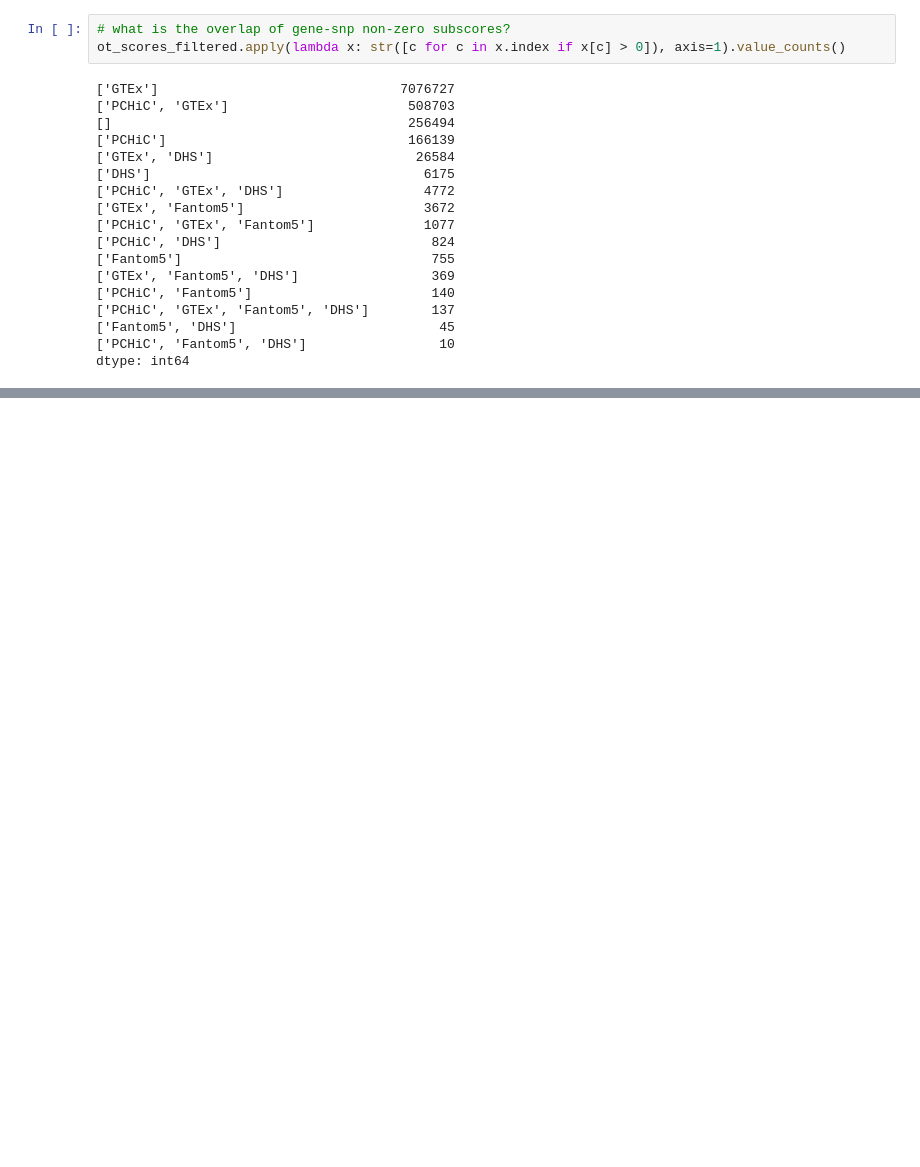
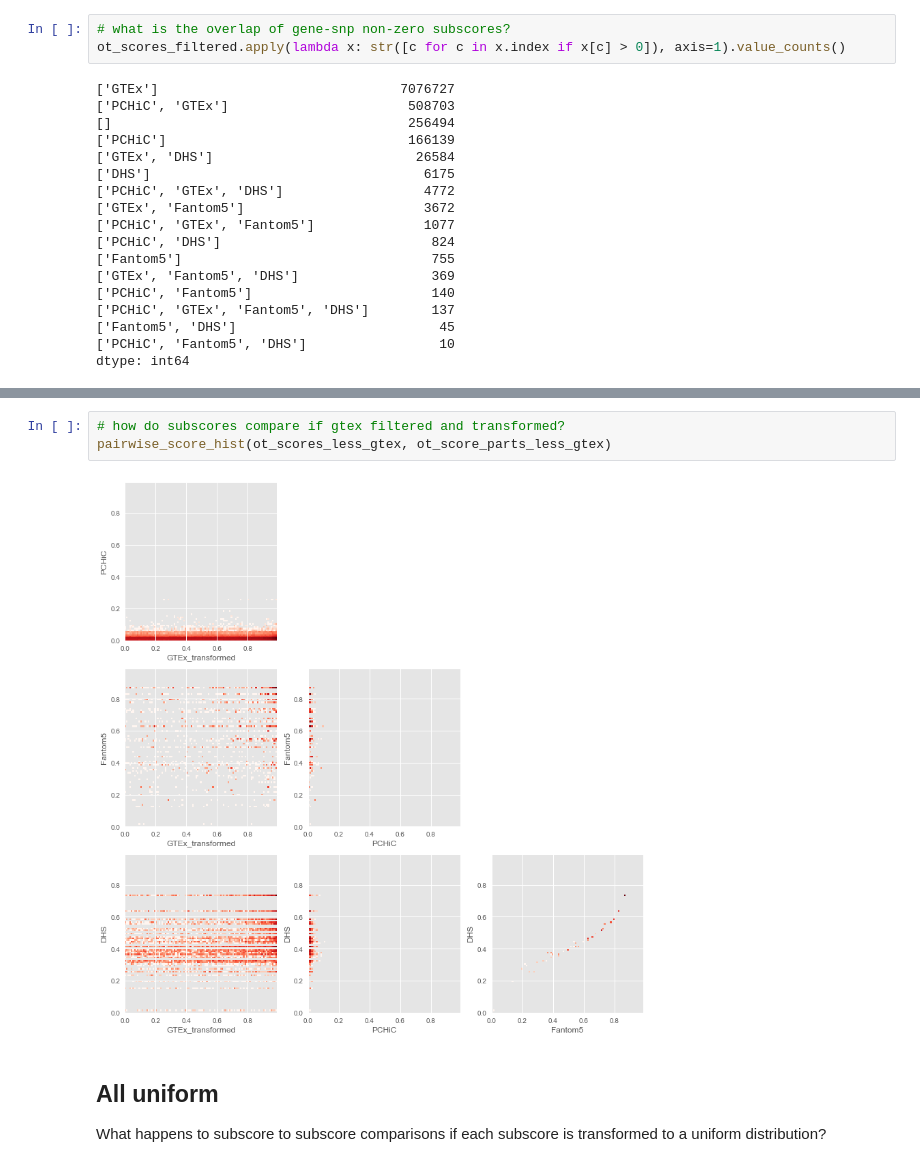
Before and after one commit to opentargets-archive/postgap_analysis, a Jupyter notebook: postgap_issues_2017_11_22.ipynb, the cells around one changed output, grey strips where cells are left out. Cells and saved outputs as stored; diff of their text form; blank space fills up the shorter version.

Commit message:
Add uniformity scaling

```diff
--- a/postgap_issues_2017_11_22.ipynb
+++ b/postgap_issues_2017_11_22.ipynb
@@ -253,0 +304,8 @@ dtype: int64
+# %%
+# how do subscores compare if gtex filtered and transformed?
+pairwise_score_hist(ot_scores_less_gtex, ot_score_parts_less_gtex)
+# %% [output]
+[figure, added]
+# %% [markdown]
+## All uniform
+What happens to subscore to subscore comparisons if each subscore is transformed to a uniform distribution?
```
Also changed, not shown: parts of 9 cells of this notebook.
